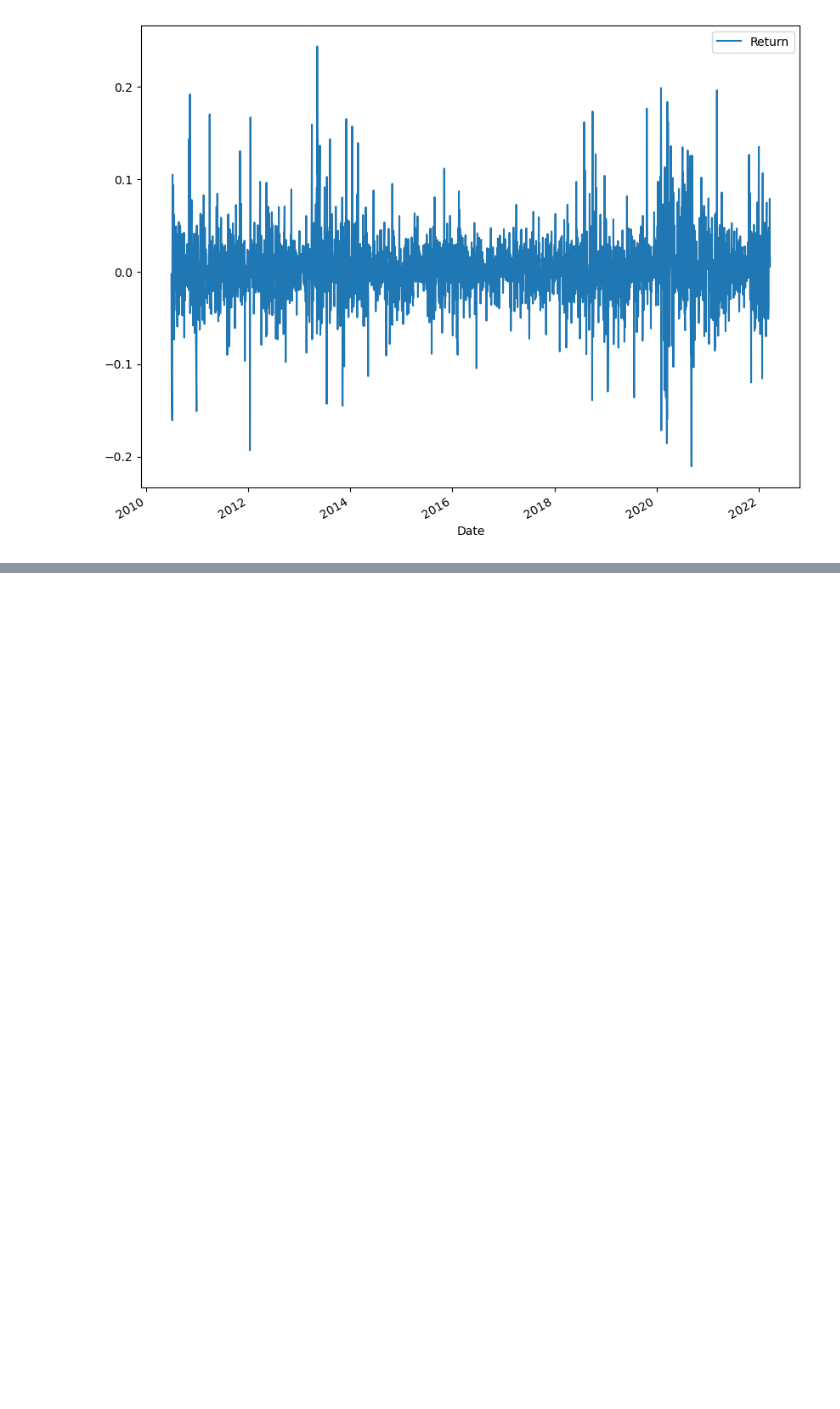
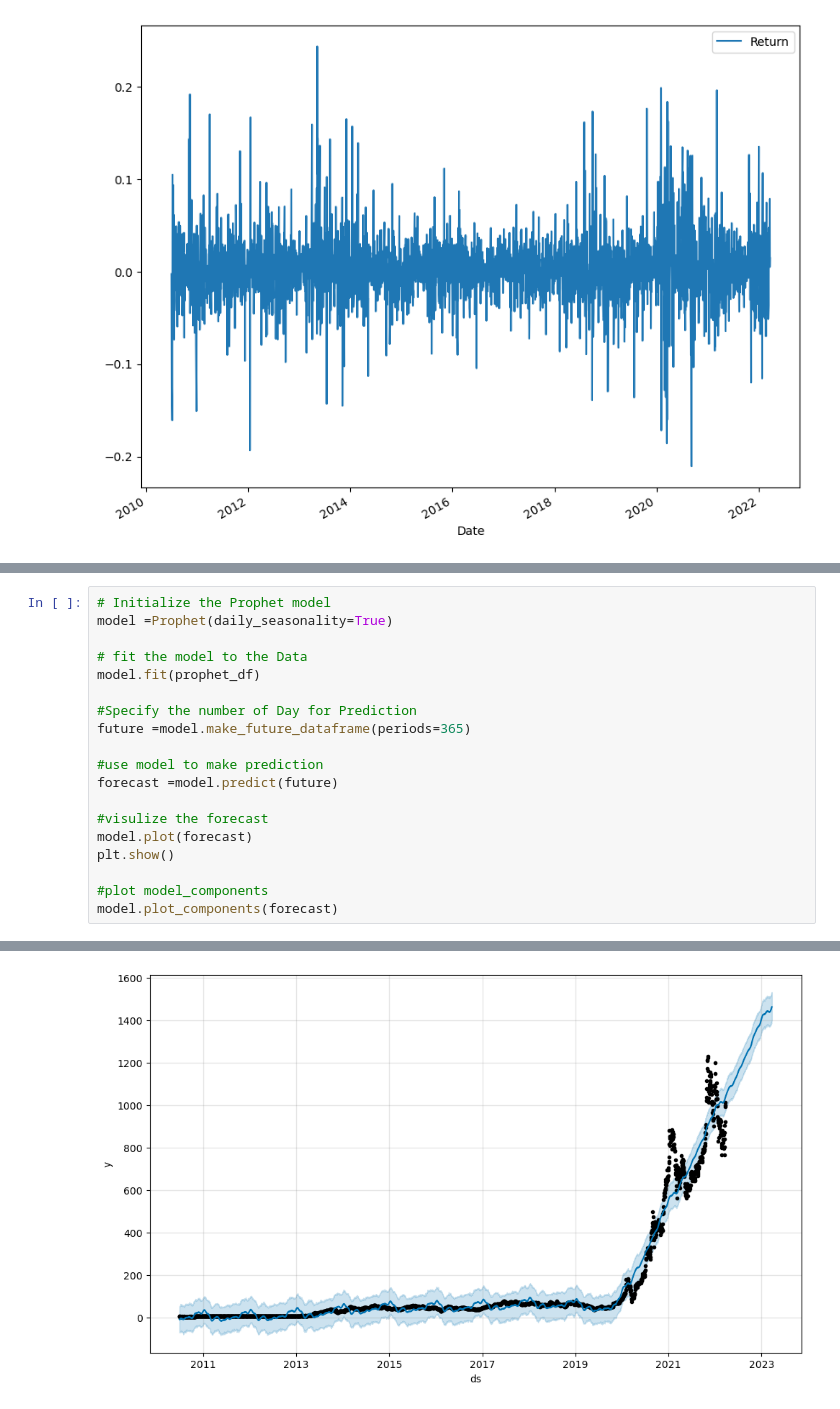
Before and after one commit to mmiskatul/TSLA-stock-price-prediction, a Jupyter notebook: Stock market forcasting.ipynb, the cells around one changed output, grey strips where cells are left out. Cells and saved outputs as stored; diff of their text form; blank space fills up the shorter version.

```diff
--- a/Stock market forcasting.ipynb
+++ b/Stock market forcasting.ipynb
@@ -114,3 +114,23 @@ prophet_df.head()
 | 2 | 2010-07-01 | 4.392 |
 | 3 | 2010-07-02 | 3.840 |
 | 4 | 2010-07-06 | 3.222 |
+# %%
+# Initialize the Prophet model
+model =Prophet(daily_seasonality=True)
+
+# fit the model to the Data
+model.fit(prophet_df)
+
+#Specify the number of Day for Prediction
+future =model.make_future_dataframe(periods=365)
+
+#use model to make prediction
+forecast =model.predict(future)
+
+#visulize the forecast
+model.plot(forecast)
+plt.show()
+
+#plot model_components
+model.plot_components(forecast)
+# %% [output]
@@ -116,0 +139 @@ prophet_df.head()
+[figure, added]
```
Also changed, not shown: parts of 2 cells of this notebook.
